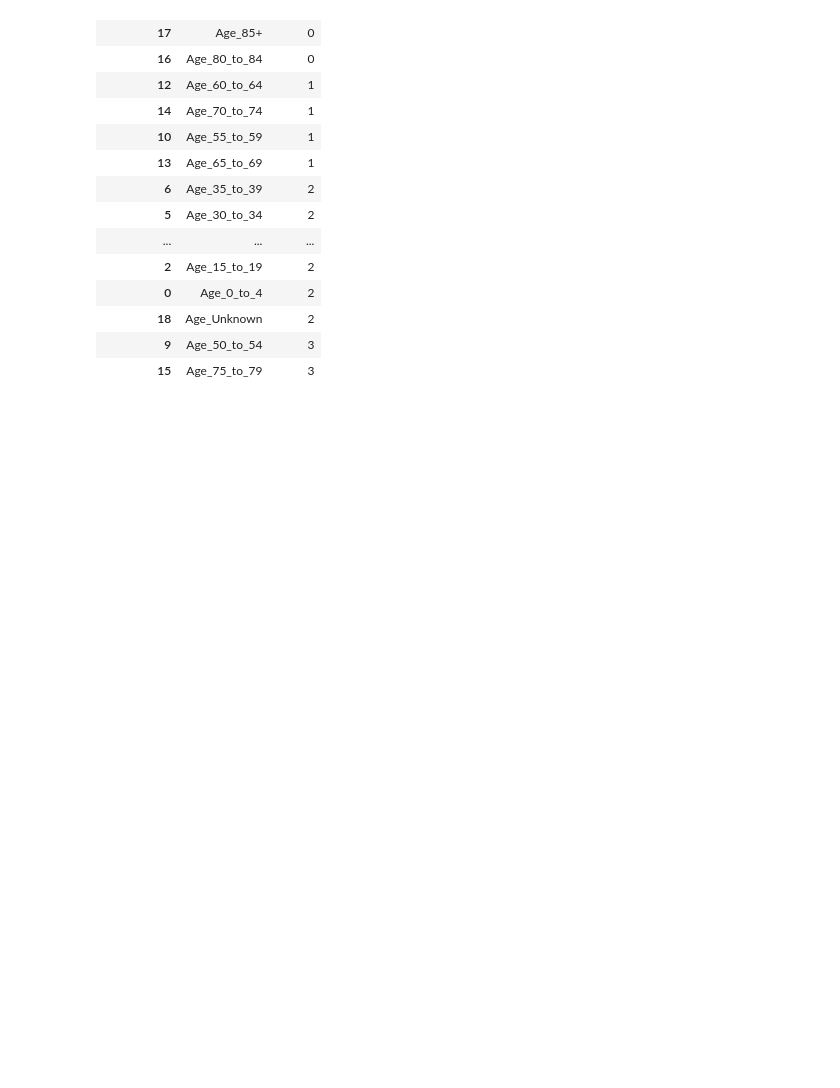
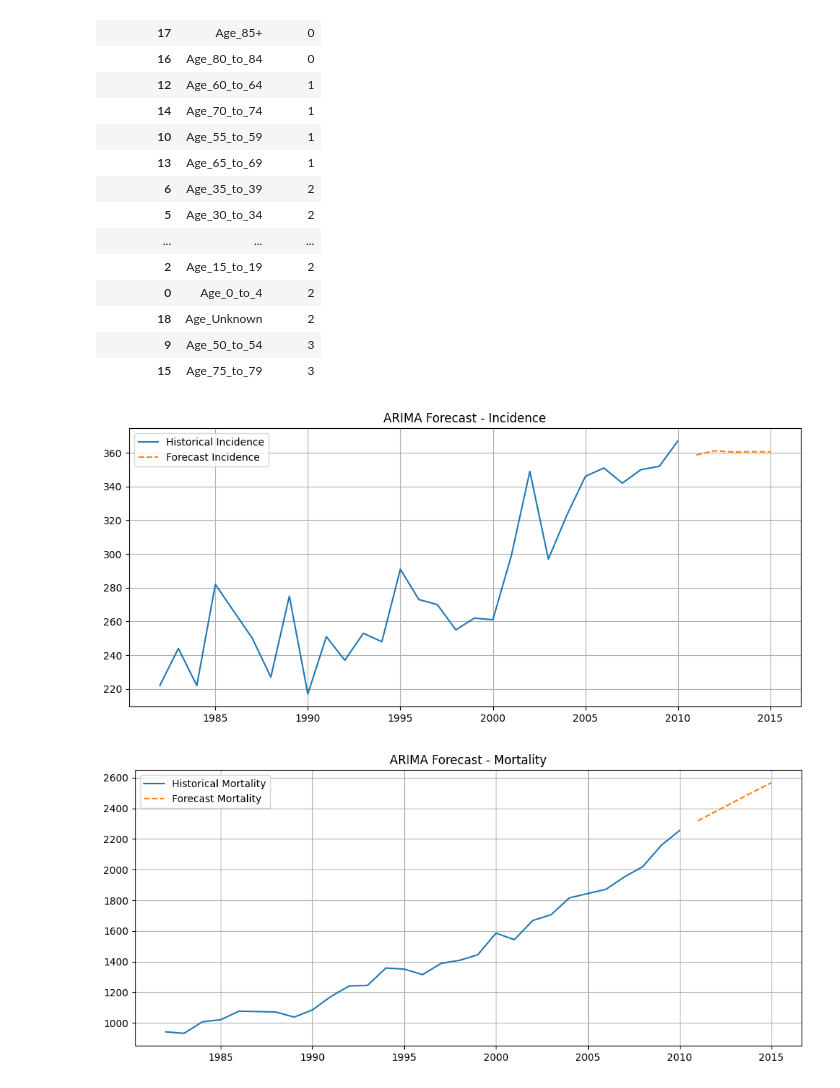
Before and after one commit to ChristianChimi/Australian-HealthCare-Cancer, a Jupyter notebook: Australian_Cancer_Health.ipynb, the cells around one changed output. Drawn from its saved outputs; the diff is of its cells as text; code cells hidden in the pictures; blank space fills up the shorter version.

```diff
--- a/Australian_Cancer_Health.ipynb
+++ b/Australian_Cancer_Health.ipynb
@@ -219,3 +220,44 @@ df_clusters
 | 18 | Age_Unknown | 2 |
 | 9 | Age_50_to_54 | 3 |
 | 15 | Age_75_to_79 | 3 |
+# %%
+# Metti l'anno come indice
+uterine_df1.set_index('Year', inplace=True)
+
+# Serie temporali
+incidence_ts = uterine_df1['Sum']
+mortality_ts = uterine_df1['Sum_Death']
+
+# ARIMA su Incidence
+model_inc = ARIMA(incidence_ts, order=(1, 1, 1))
+result_inc = model_inc.fit()
+
+# Forecast
+forecast_inc = result_inc.forecast(steps=5)
+
+# ARIMA su Mortality
+model_mort = ARIMA(mortality_ts, order=(1, 1, 1))
+result_mort = model_mort.fit()
+
+forecast_mort = result_mort.forecast(steps=5)
+
+# Plot Incidence
+plt.figure(figsize=(12, 5))
+plt.plot(incidence_ts, label='Historical Incidence')
+plt.plot(range(incidence_ts.index[-1]+1, incidence_ts.index[-1]+6), forecast_inc, label='Forecast Incidence', linestyle='--')
+plt.legend()
+plt.title('ARIMA Forecast - Incidence')
+plt.grid(True)
+plt.show()
+
+# Plot Mortality
+plt.figure(figsize=(12, 5))
+plt.plot(mortality_ts, label='Historical Mortality')
+plt.plot(range(mortality_ts.index[-1]+1, mortality_ts.index[-1]+6), forecast_mort, label='Forecast Mortality', linestyle='--')
+plt.legend()
+plt.title('ARIMA Forecast - Mortality')
+plt.grid(True)
+plt.show()
+# %% [output]
+[figure, added]
+[figure, added]
```
Also changed, not shown: parts of 1 cell of this notebook.
